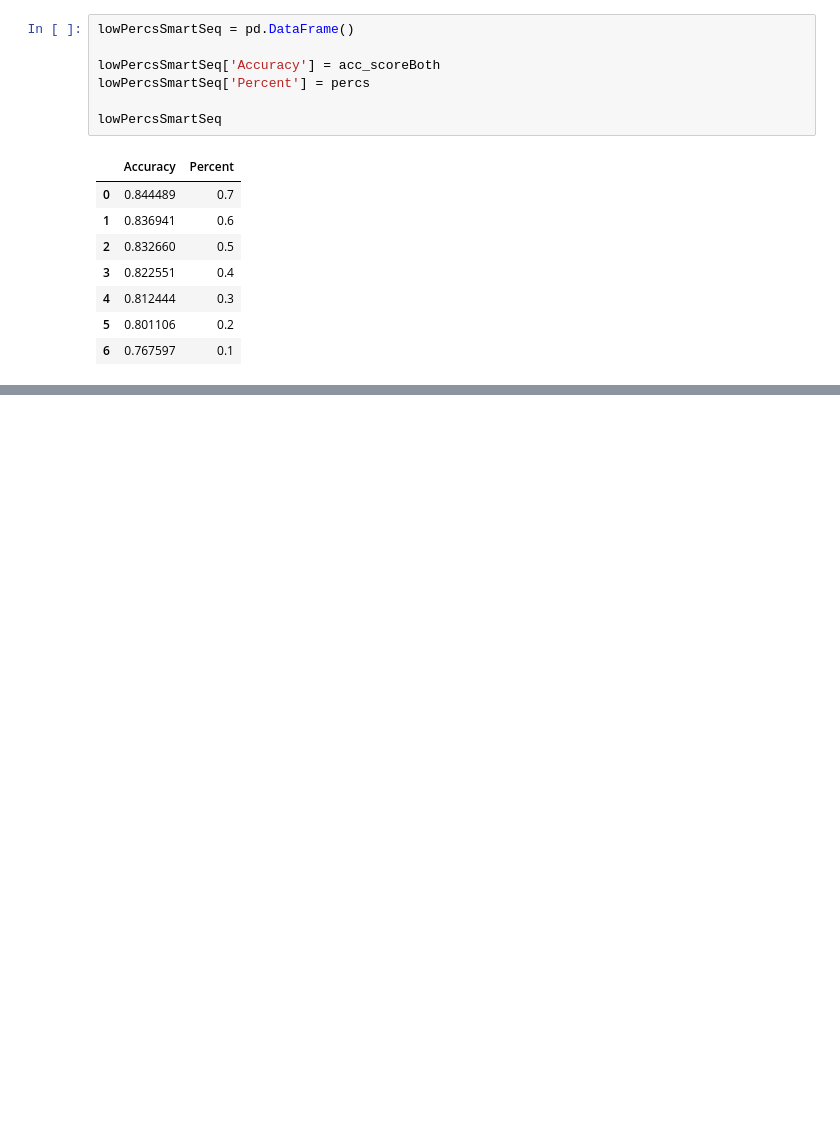
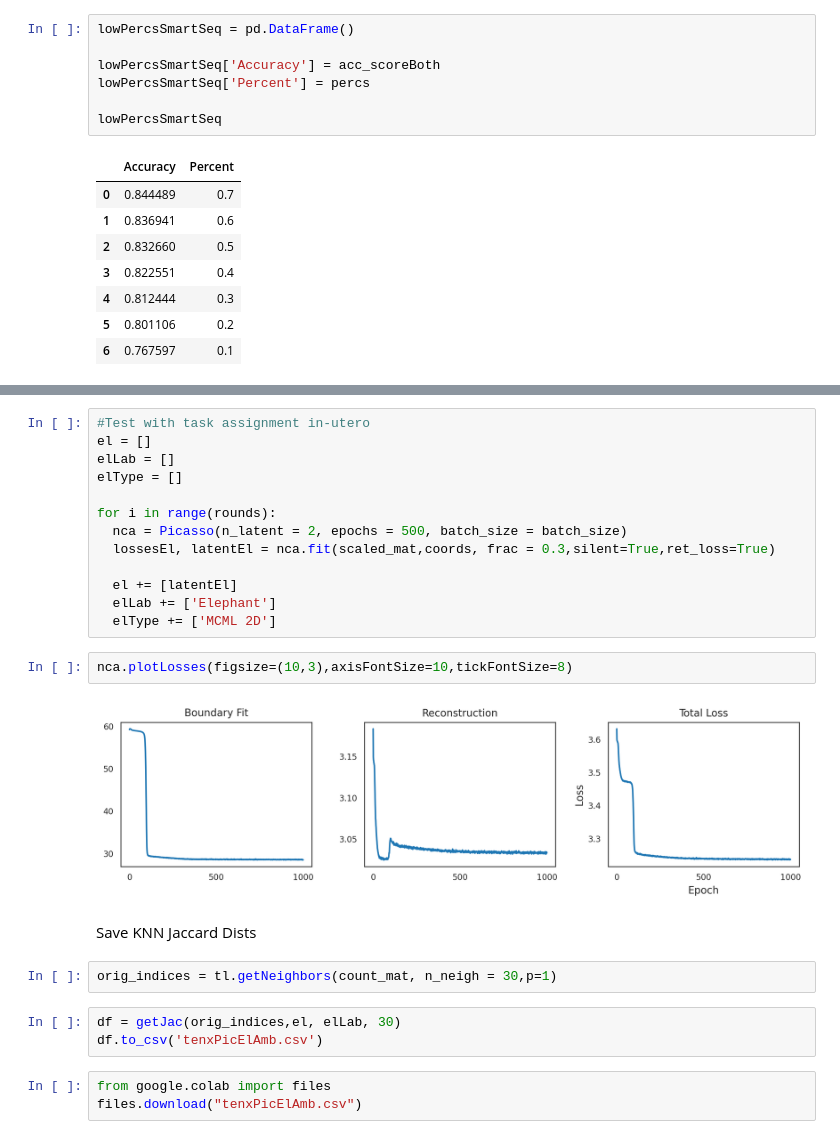
Before and after one commit to pachterlab/CBP_2021, a Jupyter notebook: notebooks/VMHNeurons/kimetal_tenx_predictions.ipynb, the cells around one changed output, grey strips where cells are left out. Drawn from its saved outputs; the diff is of its cells as text; blank space fills up the shorter version.

```diff
--- a/notebooks/VMHNeurons/kimetal_tenx_predictions.ipynb
+++ b/notebooks/VMHNeurons/kimetal_tenx_predictions.ipynb
@@ -654,0 +840,27 @@ files.download('lowPercs10XPreds.csv')
+# %%
+#Test with task assignment in-utero
+el = []
+elLab = []
+elType = []
+
+for i in range(rounds):
+  nca = Picasso(n_latent = 2, epochs = 500, batch_size = batch_size)
+  lossesEl, latentEl = nca.fit(scaled_mat,coords, frac = 0.3,silent=True,ret_loss=True)
+
+  el += [latentEl]
+  elLab += ['Elephant']
+  elType += ['MCML 2D']
+# %%
+nca.plotLosses(figsize=(10,3),axisFontSize=10,tickFontSize=8)
+# %% [output]
+[figure, added]
+# %% [markdown]
+Save KNN Jaccard Dists
+# %%
+orig_indices = tl.getNeighbors(count_mat, n_neigh = 30,p=1)
+# %%
+df = getJac(orig_indices,el, elLab, 30)
+df.to_csv('tenxPicElAmb.csv')
+# %%
+from google.colab import files
+files.download("tenxPicElAmb.csv")
```
Also changed, not shown: parts of 19 cells of this notebook.
